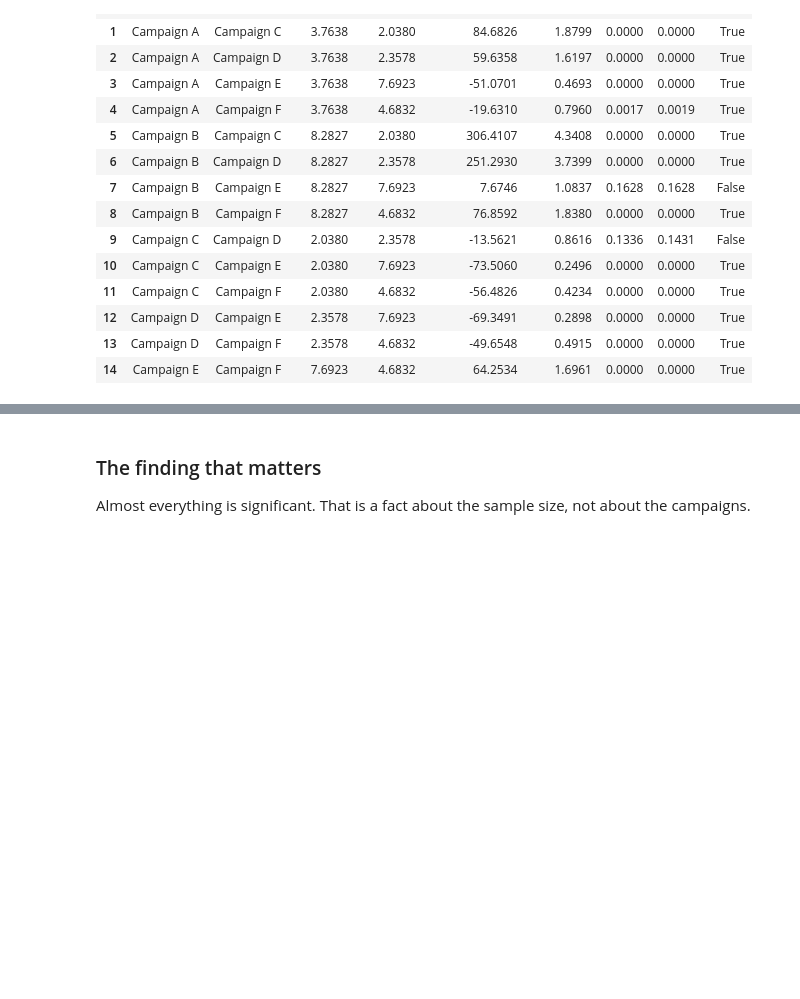
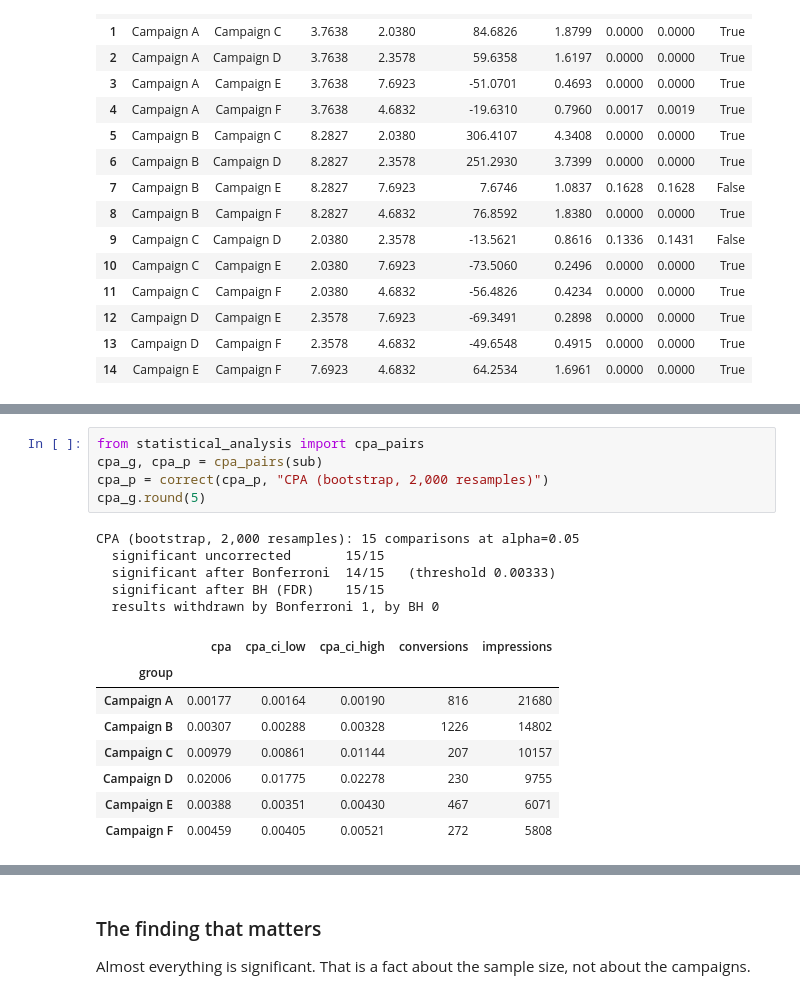
Before and after one commit to ai-consulting-bootcamp/lab-statistical-analysis, a Jupyter notebook: lab_statistical_analysis_ugo_ahukannah/marketing_statistical_analysis.ipynb, the cells around one changed output, grey strips where cells are left out. Drawn from its saved outputs; the diff is of its cells as text; blank space fills up the shorter version.

```diff
--- a/lab_statistical_analysis_ugo_ahukannah/marketing_statistical_analysis.ipynb
+++ b/lab_statistical_analysis_ugo_ahukannah/marketing_statistical_analysis.ipynb
@@ -123,0 +130,19 @@ fi[["group_a","group_b","cvr_a_pct","cvr_b_pct","relative_lift_pct","odds_ratio"
+# %%
+from statistical_analysis import cpa_pairs
+cpa_g, cpa_p = cpa_pairs(sub)
+cpa_p = correct(cpa_p, "CPA (bootstrap, 2,000 resamples)")
+cpa_g.round(5)
+# %% [output]
+CPA (bootstrap, 2,000 resamples): 15 comparisons at alpha=0.05
+  significant uncorrected       15/15
+  significant after Bonferroni  14/15   (threshold 0.00333)
+  significant after BH (FDR)    15/15
+  results withdrawn by Bonferroni 1, by BH 0
+|  | cpa | cpa_ci_low | cpa_ci_high | conversions | impressions |
+| group |  |  |  |  |  |
+| Campaign A | 0.00177 | 0.00164 | 0.00190 | 816 | 21680 |
+| Campaign B | 0.00307 | 0.00288 | 0.00328 | 1226 | 14802 |
+| Campaign C | 0.00979 | 0.00861 | 0.01144 | 207 | 10157 |
+| Campaign D | 0.02006 | 0.01775 | 0.02278 | 230 | 9755 |
+| Campaign E | 0.00388 | 0.00351 | 0.00430 | 467 | 6071 |
+| Campaign F | 0.00459 | 0.00405 | 0.00521 | 272 | 5808 |
```
Also changed, not shown: parts of 2 cells of this notebook, 6 other files.
